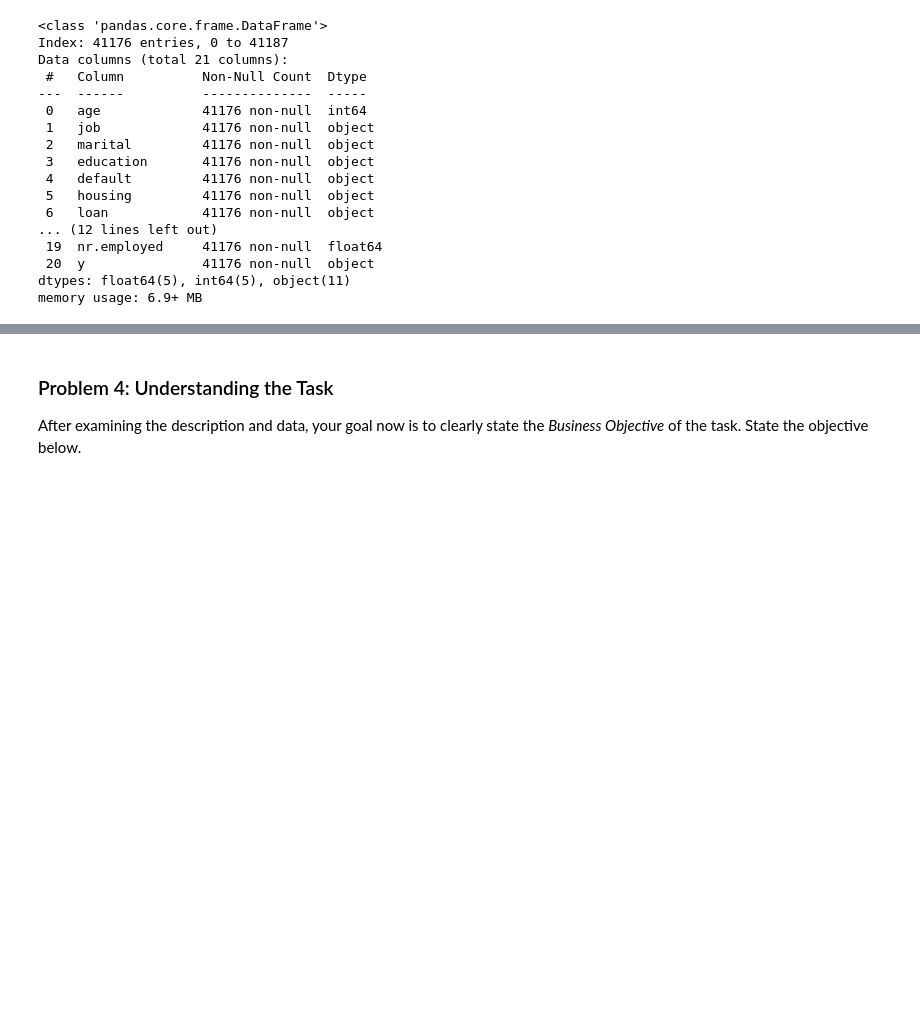
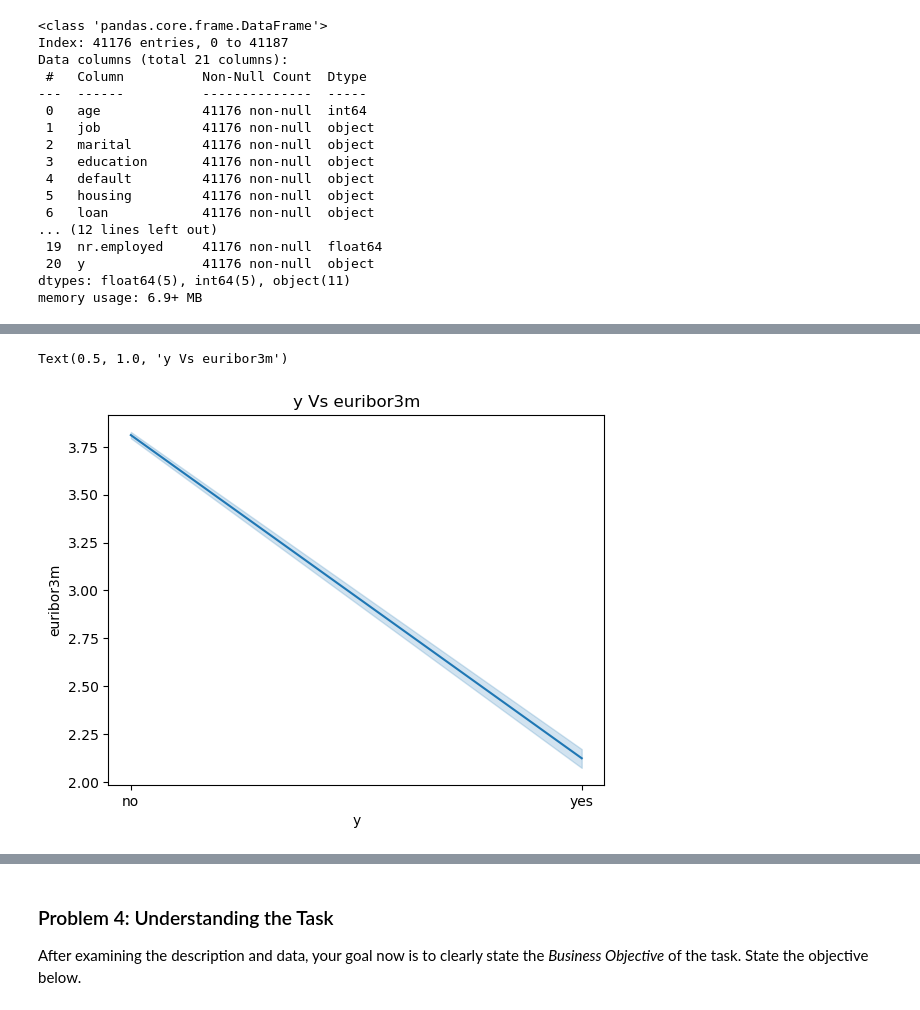
Before and after one commit to archana-rg/ml-practical-apps, a Jupyter notebook: classifiers_perf/classifiers_performance.ipynb, the cells around one changed output, grey strips where cells are left out. Drawn from its saved outputs; the diff is of its cells as text; code cells hidden in the pictures; blank space fills up the shorter version.

```diff
--- a/classifiers_perf/classifiers_performance.ipynb
+++ b/classifiers_perf/classifiers_performance.ipynb
@@ -154,0 +203,6 @@ Name: count, dtype: int64
+# %%
+sns.lineplot(data=df, x='y', y='euribor3m')
+plt.title('y Vs euribor3m')
+# %% [output]
+Text(0.5, 1.0, 'y Vs euribor3m')
+[figure, added]
```
Also changed, not shown: parts of 88 cells of this notebook, 18 other files.
